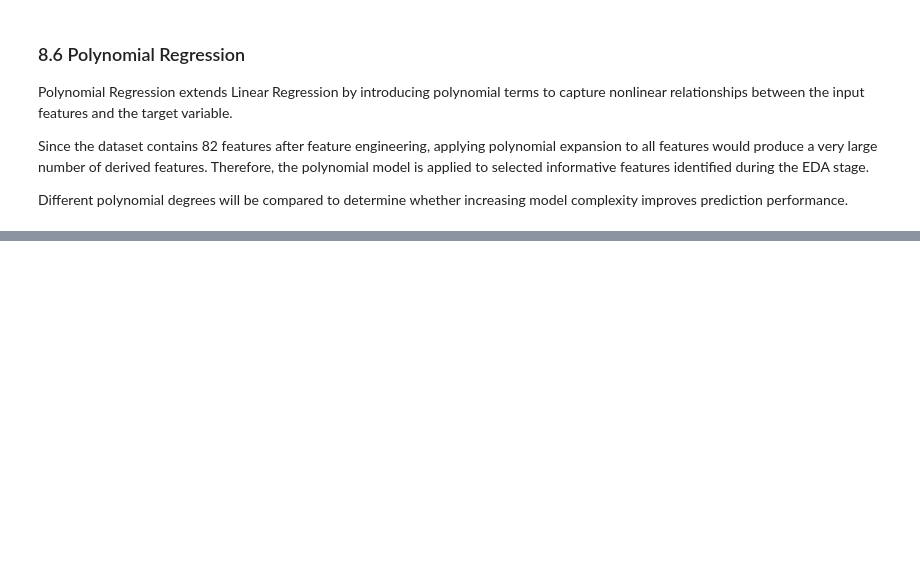
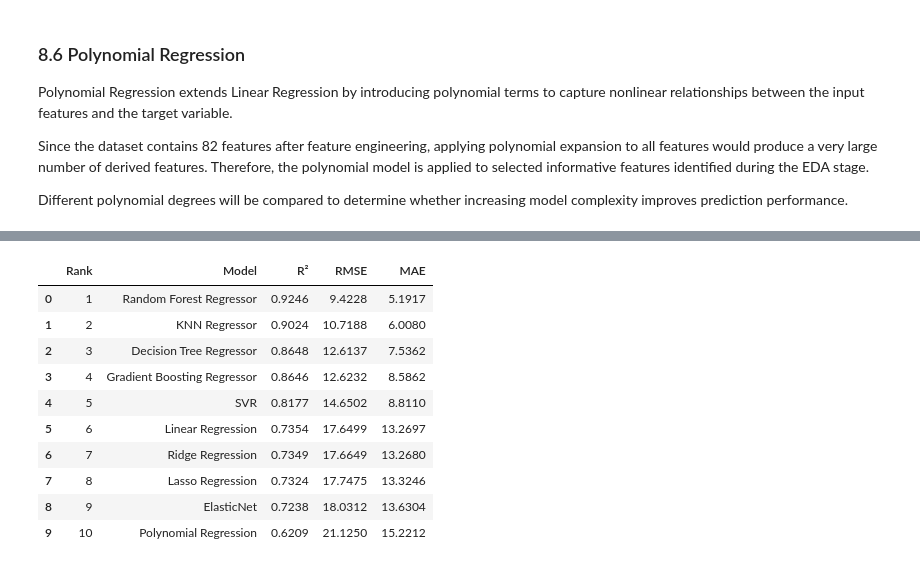
Before and after one commit to SharveshC/ML_CAPSTONE, a Jupyter notebook: notebooks/regression.ipynb, the cells around one changed output, grey strips where cells are left out. Drawn from its saved outputs; the diff is of its cells as text; code cells hidden in the pictures; blank space fills up the shorter version.

Commit message:
Next 5 regression algorithms done

```diff
--- a/notebooks/regression.ipynb
+++ b/notebooks/regression.ipynb
@@ -1223,0 +1487,37 @@ Different polynomial degrees will be compared to determine whether increasing mo
+# %%
+# Create final regression comparison table
+regression_comparison = pd.DataFrame(regression_results)
+
+# Rank models by R²
+regression_comparison = regression_comparison.sort_values(
+    by="R²",
+    ascending=False
+).reset_index(drop=True)
+
+# Add rank
+regression_comparison.insert(
+    0,
+    "Rank",
+    range(1, len(regression_comparison) + 1)
+)
+
+# Display rounded results
+display(
+    regression_comparison.style.format({
+        "R²": "{:.4f}",
+        "RMSE": "{:.4f}",
+        "MAE": "{:.4f}"
+    })
+)
+# %% [output]
+|  | Rank | Model | R² | RMSE | MAE |
+| 0 | 1 | Random Forest Regressor | 0.9246 | 9.4228 | 5.1917 |
+| 1 | 2 | KNN Regressor | 0.9024 | 10.7188 | 6.0080 |
+| 2 | 3 | Decision Tree Regressor | 0.8648 | 12.6137 | 7.5362 |
+| 3 | 4 | Gradient Boosting Regressor | 0.8646 | 12.6232 | 8.5862 |
+| 4 | 5 | SVR | 0.8177 | 14.6502 | 8.8110 |
+| 5 | 6 | Linear Regression | 0.7354 | 17.6499 | 13.2697 |
+| 6 | 7 | Ridge Regression | 0.7349 | 17.6649 | 13.2680 |
+| 7 | 8 | Lasso Regression | 0.7324 | 17.7475 | 13.3246 |
+| 8 | 9 | ElasticNet | 0.7238 | 18.0312 | 13.6304 |
+| 9 | 10 | Polynomial Regression | 0.6209 | 21.1250 | 15.2212 |
```
Also changed, not shown: parts of 16 cells of this notebook.
